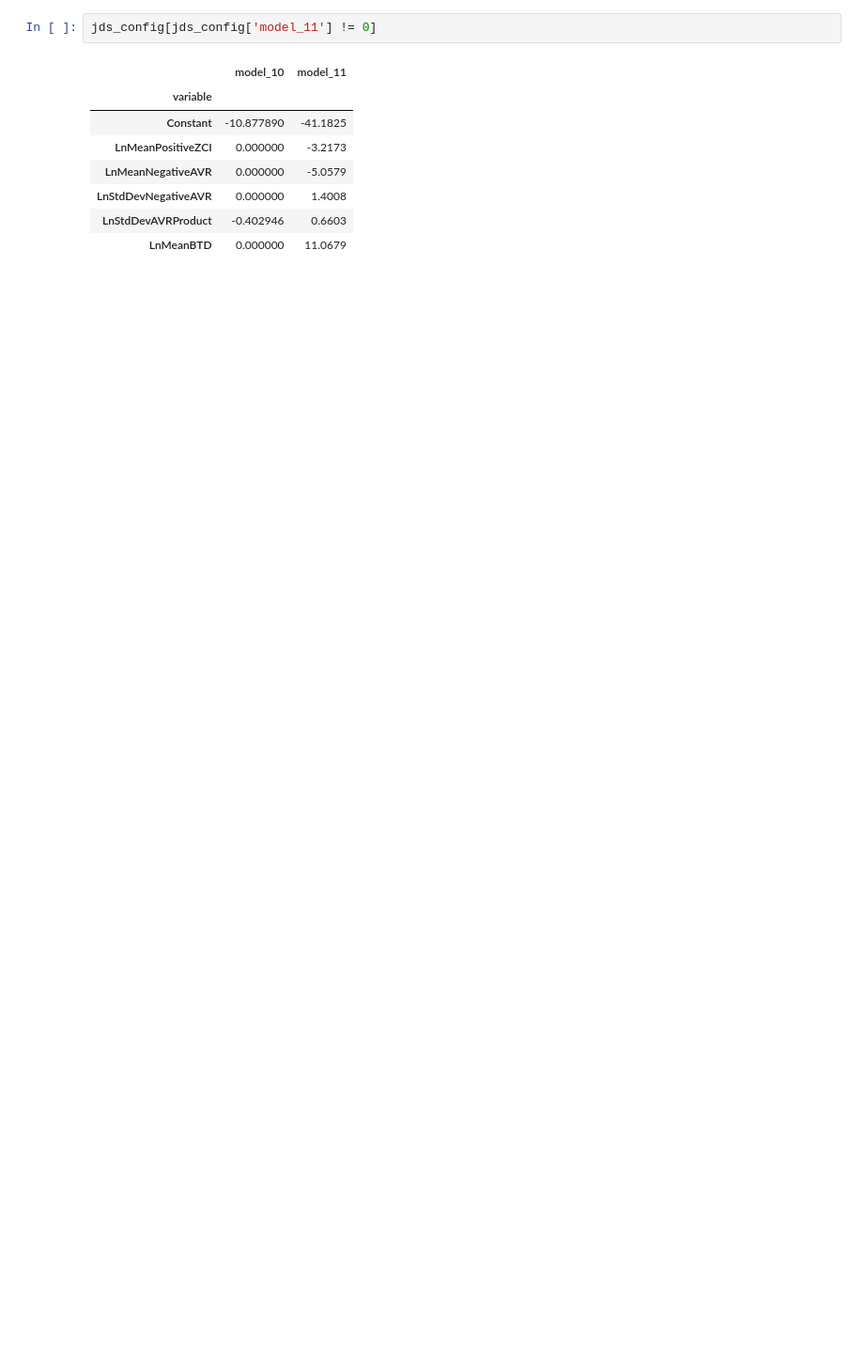
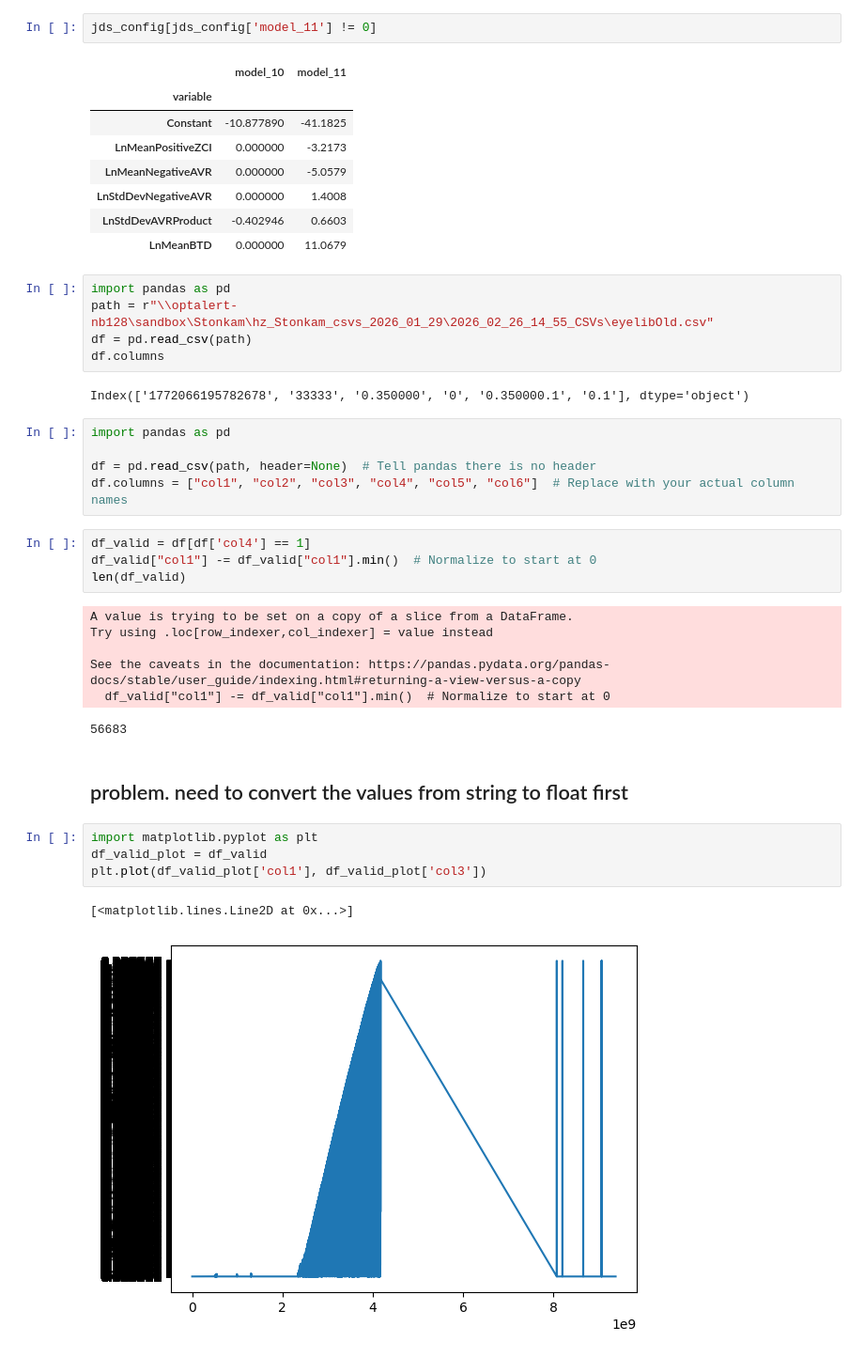
Before and after one commit to vjainoptalert/vj_post_hoc_model11, a Jupyter notebook: model_analysis.ipynb, the cells around one changed output. Shown at 94% size. Drawn from its saved outputs; the diff is of its cells as text; blank space fills up the shorter version.

```diff
--- a/model_analysis.ipynb
+++ b/model_analysis.ipynb
@@ -188,3 +188,35 @@ jds_config[jds_config['model_11'] != 0]
 | LnStdDevNegativeAVR | 0.000000 | 1.4008 |
 | LnStdDevAVRProduct | -0.402946 | 0.6603 |
 | LnMeanBTD | 0.000000 | 11.0679 |
+# %%
+import pandas as pd
+path = r"\\optalert-nb128\sandbox\Stonkam\hz_Stonkam_csvs_2026_01_29\2026_02_26_14_55_CSVs\eyelibOld.csv"
+df = pd.read_csv(path)
+df.columns
+# %% [output]
+Index(['1772066195782678', '33333', '0.350000', '0', '0.350000.1', '0.1'], dtype='object')
+# %%
+import pandas as pd
+
+df = pd.read_csv(path, header=None)  # Tell pandas there is no header
+df.columns = ["col1", "col2", "col3", "col4", "col5", "col6"]  # Replace with your actual column names
+# %%
+df_valid = df[df['col4'] == 1]
+df_valid["col1"] -= df_valid["col1"].min()  # Normalize to start at 0
+len(df_valid)
+# %% [output]
+A value is trying to be set on a copy of a slice from a DataFrame.
+Try using .loc[row_indexer,col_indexer] = value instead
+
+See the caveats in the documentation: https://pandas.pydata.org/pandas-docs/stable/user_guide/indexing.html#returning-a-view-versus-a-copy
+  df_valid["col1"] -= df_valid["col1"].min()  # Normalize to start at 0
+56683
+# %% [markdown]
+## problem. need to convert the values from string to float first
+# %%
+import matplotlib.pyplot as plt
+df_valid_plot = df_valid
+plt.plot(df_valid_plot['col1'], df_valid_plot['col3'])
+# %% [output]
+[<matplotlib.lines.Line2D at 0x...>]
+[figure, added]
```
Also changed, not shown: parts of 2 cells of this notebook.
